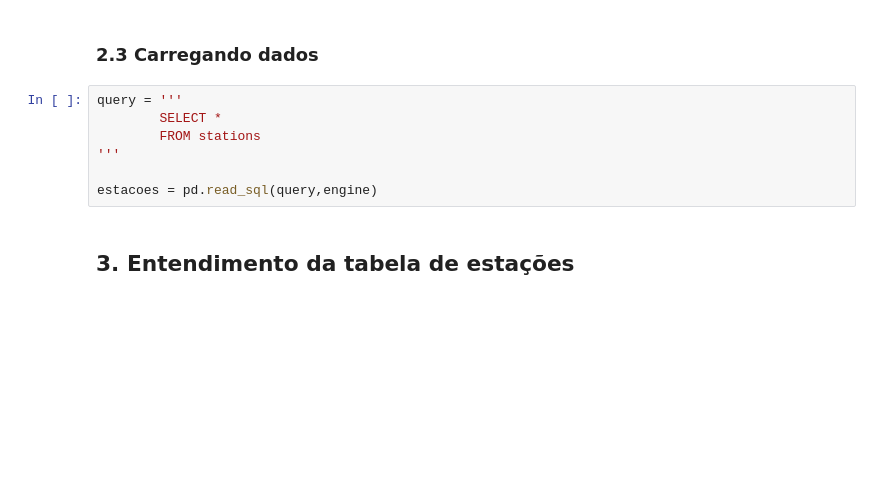
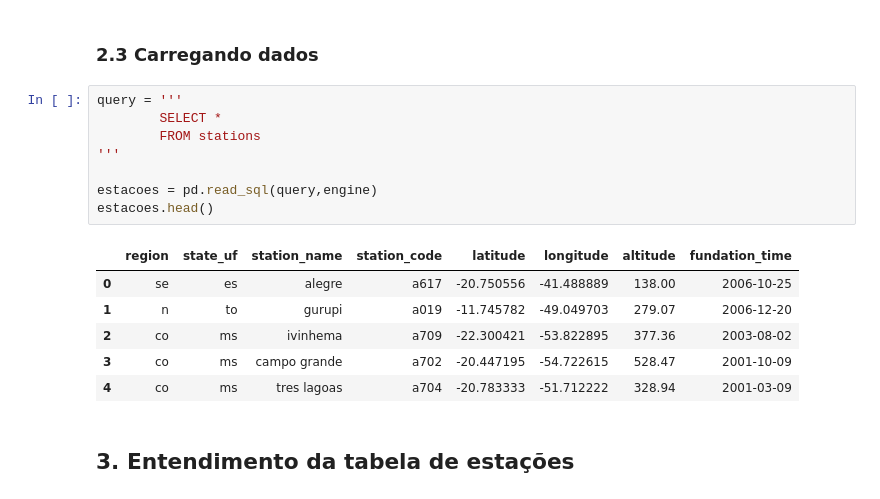
Before and after one commit to Alexandre-Esposte/weather-data-lab, a Jupyter notebook: data_science/notebooks/analises/estacoes.ipynb, the cells around one changed output. Saved outputs shown, nothing was run; the diff lists cells and outputs as text; blank space fills up the shorter version.

Commit message:
[Analysis] Begginig of the stations analyses 2

```diff
--- a/data_science/notebooks/analises/estacoes.ipynb
+++ b/data_science/notebooks/analises/estacoes.ipynb
@@ -123,10 +123,18 @@ engine = create_engine(f"postgresql+psycopg://{user}:{password}@{host}:{port}/{d
 # %%
 query = '''
         SELECT *
         FROM stations
 '''
 
 estacoes = pd.read_sql(query,engine)
+estacoes.head()
+# %% [output]
+|  | region | state_uf | station_name | station_code | latitude | longitude | altitude | fundation_time |
+| 0 | se | es | alegre | a617 | -20.750556 | -41.488889 | 138.00 | 2006-10-25 |
+| 1 | n | to | gurupi | a019 | -11.745782 | -49.049703 | 279.07 | 2006-12-20 |
+| 2 | co | ms | ivinhema | a709 | -22.300421 | -53.822895 | 377.36 | 2003-08-02 |
+| 3 | co | ms | campo grande | a702 | -20.447195 | -54.722615 | 528.47 | 2001-10-09 |
+| 4 | co | ms | tres lagoas | a704 | -20.783333 | -51.712222 | 328.94 | 2001-03-09 |
 # %% [markdown]
 <a id = "3-entendimento-da-tabela-de-estacoes"></a>
 
```
